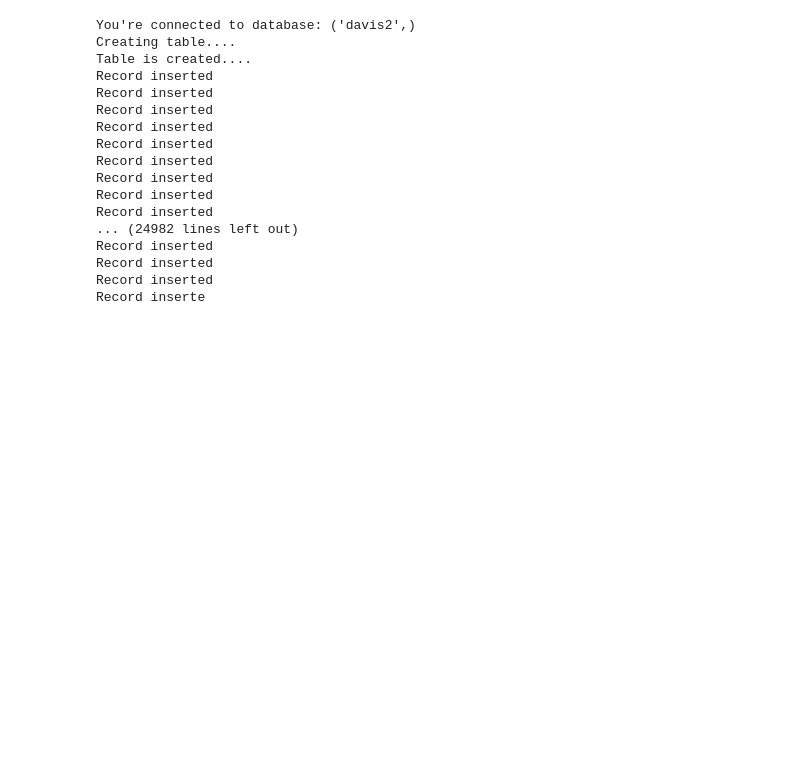
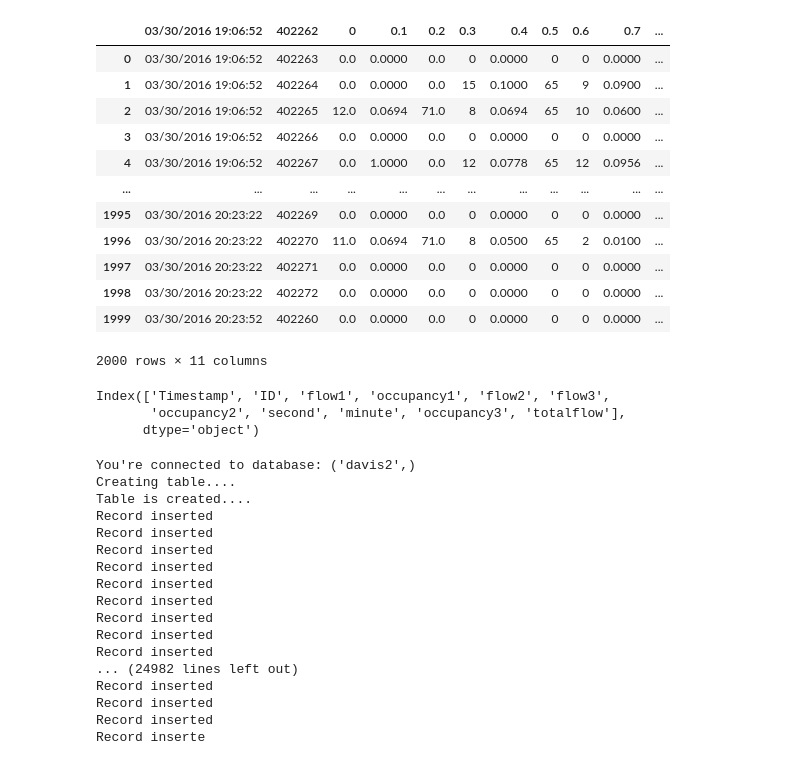
Before and after one commit to SamDewriter/DataEngineering-DataWarehouse, a Jupyter notebook: DataLoad2.ipynb, the cells around one changed output. Saved outputs shown, nothing was run; the diff lists cells and outputs as text; code cells hidden in the pictures; blank space fills up the shorter version.

```diff
--- a/Untitled1.ipynb
+++ b/DataLoad2.ipynb
@@ -16,0 +14,20 @@ df = df.fillna(df.mean())
+# %%
+df1 = load_data('../Median/sample.txt')
+df2 = load_data('../Median/sample2.txt')
+df3 = load_data('../Median/sample3.txt')
+# %%
+df2.iloc[:2000, 0:11]
+# %% [output]
+|  | 03/30/2016 19:06:52 | 402262 | 0 | 0.1 | 0.2 | 0.3 | 0.4 | 0.5 | 0.6 | 0.7 | ... |
+| 0 | 03/30/2016 19:06:52 | 402263 | 0.0 | 0.0000 | 0.0 | 0 | 0.0000 | 0 | 0 | 0.0000 | ... |
+| 1 | 03/30/2016 19:06:52 | 402264 | 0.0 | 0.0000 | 0.0 | 15 | 0.1000 | 65 | 9 | 0.0900 | ... |
+| 2 | 03/30/2016 19:06:52 | 402265 | 12.0 | 0.0694 | 71.0 | 8 | 0.0694 | 65 | 10 | 0.0600 | ... |
+| 3 | 03/30/2016 19:06:52 | 402266 | 0.0 | 0.0000 | 0.0 | 0 | 0.0000 | 0 | 0 | 0.0000 | ... |
+| 4 | 03/30/2016 19:06:52 | 402267 | 0.0 | 1.0000 | 0.0 | 12 | 0.0778 | 65 | 12 | 0.0956 | ... |
+| ... | ... | ... | ... | ... | ... | ... | ... | ... | ... | ... | ... |
+| 1995 | 03/30/2016 20:23:22 | 402269 | 0.0 | 0.0000 | 0.0 | 0 | 0.0000 | 0 | 0 | 0.0000 | ... |
+| 1996 | 03/30/2016 20:23:22 | 402270 | 11.0 | 0.0694 | 71.0 | 8 | 0.0500 | 65 | 2 | 0.0100 | ... |
+| 1997 | 03/30/2016 20:23:22 | 402271 | 0.0 | 0.0000 | 0.0 | 0 | 0.0000 | 0 | 0 | 0.0000 | ... |
+| 1998 | 03/30/2016 20:23:22 | 402272 | 0.0 | 0.0000 | 0.0 | 0 | 0.0000 | 0 | 0 | 0.0000 | ... |
+| 1999 | 03/30/2016 20:23:52 | 402260 | 0.0 | 0.0000 | 0.0 | 0 | 0.0000 | 0 | 0 | 0.0000 | ... |
+2000 rows × 11 columns
@@ -17,3 +44,9 @@ df = df.fillna(df.mean())
+# %%
+df2.columns
+# %% [output]
+Index(['Timestamp', 'ID', 'flow1', 'occupancy1', 'flow2', 'flow3',
+       'occupancy2', 'second', 'minute', 'occupancy3', 'totalflow'],
+      dtype='object')
 # %%
 def to_sql(filename):
     try:
```
Also changed, not shown: parts of 6 cells of this notebook, 9 other files.
